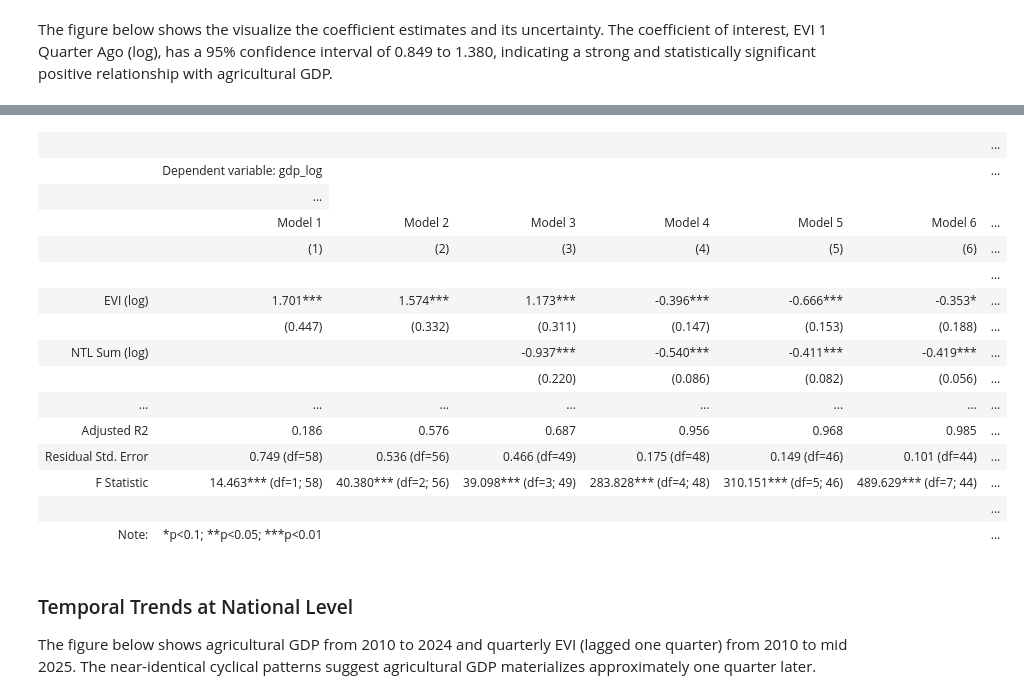
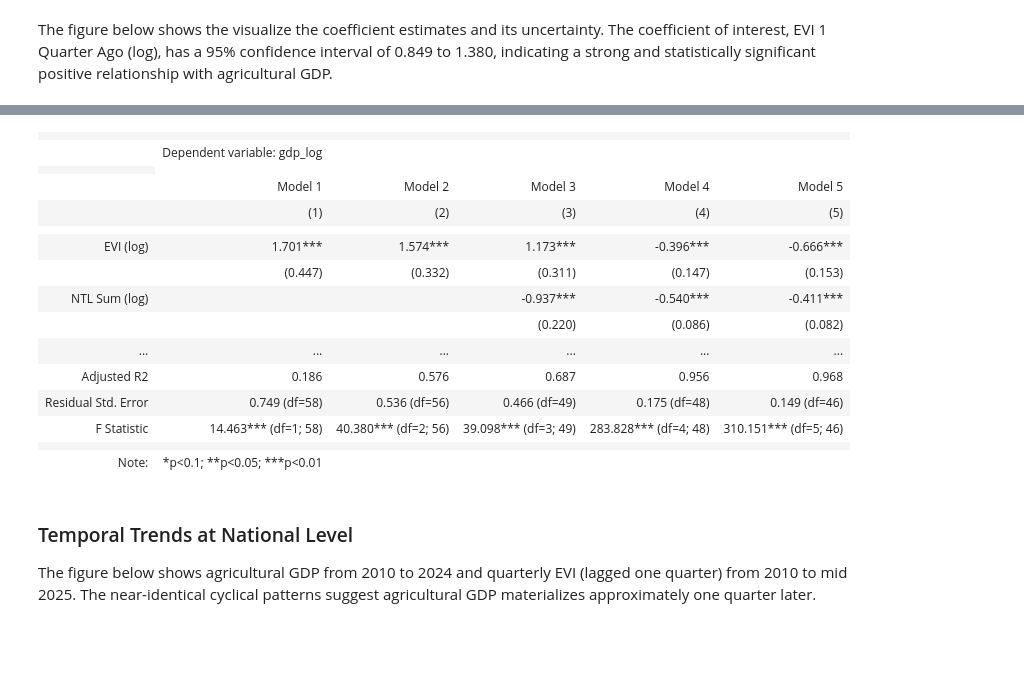
Before and after one commit to datapartnership/myanmar-economic-monitor, a Jupyter notebook: notebooks/vegetation-conditions/evi-report.ipynb, the cells around one changed output, grey strips where cells are left out. Cells and saved outputs as stored; diff of their text form; code cells hidden in the pictures; blank space fills up the shorter version.

```diff
--- a/notebooks/vegetation-conditions/evi-report.ipynb
+++ b/notebooks/vegetation-conditions/evi-report.ipynb
@@ -1075,61 +1065,51 @@ mod_4 = smf.ols(
     "gdp_log ~ ntl_sum_log + evi_log + evi_lag_1_log + is_crop_season",
     data=evi_indicators,
 ).fit()
 mod_5 = smf.ols(
     "gdp_log ~ ntl_sum_log + evi_log + evi_lag_1_log + is_crop_season + rainfall_lag_1_log",
     data=evi_indicators,
 ).fit()
-mod_6 = smf.ols(
-    "gdp_log ~ ntl_sum_log + evi_log + evi_lag_1_log + C(quarter) + rainfall_lag_1_log",
-    data=evi_indicators,
-).fit()
 
-models = Stargazer([mod_1, mod_2, mod_3, mod_4, mod_5, mod_6])
+models = Stargazer([mod_1, mod_2, mod_3, mod_4, mod_5])
 models.custom_columns(
-    ["Model 1", "Model 2", "Model 3", "Model 4", "Model 5", "Model 6"],
+    ["Model 1", "Model 2", "Model 3", "Model 4", "Model 5"],
 )
 models.covariate_order(
     [
         "evi_log",
         "ntl_sum_log",
         "evi_lag_1_log",
         "is_crop_season[T.True]",
         "rainfall_lag_1_log",
-        "C(quarter)[T.2]",
-        "C(quarter)[T.3]",
-        "C(quarter)[T.4]",
     ]
 )
 models.rename_covariates(
     {
         "evi_log": "EVI (log)",
         "ntl_sum_log": "NTL Sum (log)",
         "evi_lag_1_log": "EVI 1 Quarter Ago (log)",
         "is_crop_season[T.True]": "Is Crop Season",
         "rainfall_lag_1_log": "Rainfall (in mm and log)",
-        "C(quarter)[T.2]": "Q2 (Jul-Sep)",
-        "C(quarter)[T.3]": "Q3 (Oct-Dec)",
-        "C(quarter)[T.4]": "Q4 (Jan-Mar)",
     }
 )
 models
 # %% [output]
-|  |  |  |  |  |  |  | ... |
-|  | Dependent variable: gdp_log |  |  |  |  |  | ... |
-|  | ... |
-|  | Model 1 | Model 2 | Model 3 | Model 4 | Model 5 | Model 6 | ... |
-|  | (1) | (2) | (3) | (4) | (5) | (6) | ... |
-|  |  |  |  |  |  |  | ... |
-| EVI (log) | 1.701*** | 1.574*** | 1.173*** | -0.396*** | -0.666*** | -0.353* | ... |
-|  | (0.447) | (0.332) | (0.311) | (0.147) | (0.153) | (0.188) | ... |
-| NTL Sum (log) |  |  | -0.937*** | -0.540*** | -0.411*** | -0.419*** | ... |
-|  |  |  | (0.220) | (0.086) | (0.082) | (0.056) | ... |
-| ... | ... | ... | ... | ... | ... | ... | ... |
-| Adjusted R2 | 0.186 | 0.576 | 0.687 | 0.956 | 0.968 | 0.985 | ... |
-| Residual Std. Error | 0.749 (df=58) | 0.536 (df=56) | 0.466 (df=49) | 0.175 (df=48) | 0.149 (df=46) | 0.101 (df=44) | ... |
-| F Statistic | 14.463*** (df=1; 58) | 40.380*** (df=2; 56) | 39.098*** (df=3; 49) | 283.828*** (df=4; 48) | 310.151*** (df=5; 46) | 489.629*** (df=7; 44) | ... |
-|  |  |  |  |  |  |  | ... |
-| Note: | *p<0.1; **p<0.05; ***p<0.01 |  |  |  |  |  | ... |
+|  |  |  |  |  |  |
+|  | Dependent variable: gdp_log |  |  |  |  |
+|  |
+|  | Model 1 | Model 2 | Model 3 | Model 4 | Model 5 |
+|  | (1) | (2) | (3) | (4) | (5) |
+|  |  |  |  |  |  |
+| EVI (log) | 1.701*** | 1.574*** | 1.173*** | -0.396*** | -0.666*** |
+|  | (0.447) | (0.332) | (0.311) | (0.147) | (0.153) |
+| NTL Sum (log) |  |  | -0.937*** | -0.540*** | -0.411*** |
+|  |  |  | (0.220) | (0.086) | (0.082) |
+| ... | ... | ... | ... | ... | ... |
+| Adjusted R2 | 0.186 | 0.576 | 0.687 | 0.956 | 0.968 |
+| Residual Std. Error | 0.749 (df=58) | 0.536 (df=56) | 0.466 (df=49) | 0.175 (df=48) | 0.149 (df=46) |
+| F Statistic | 14.463*** (df=1; 58) | 40.380*** (df=2; 56) | 39.098*** (df=3; 49) | 283.828*** (df=4; 48) | 310.151*** (df=5; 46) |
+|  |  |  |  |  |  |
+| Note: | *p<0.1; **p<0.05; ***p<0.01 |  |  |  |  |
 # %% [markdown]
 ### Temporal Trends at National Level
 
```
Also changed, not shown: parts of 3 cells of this notebook, 1 other file.
